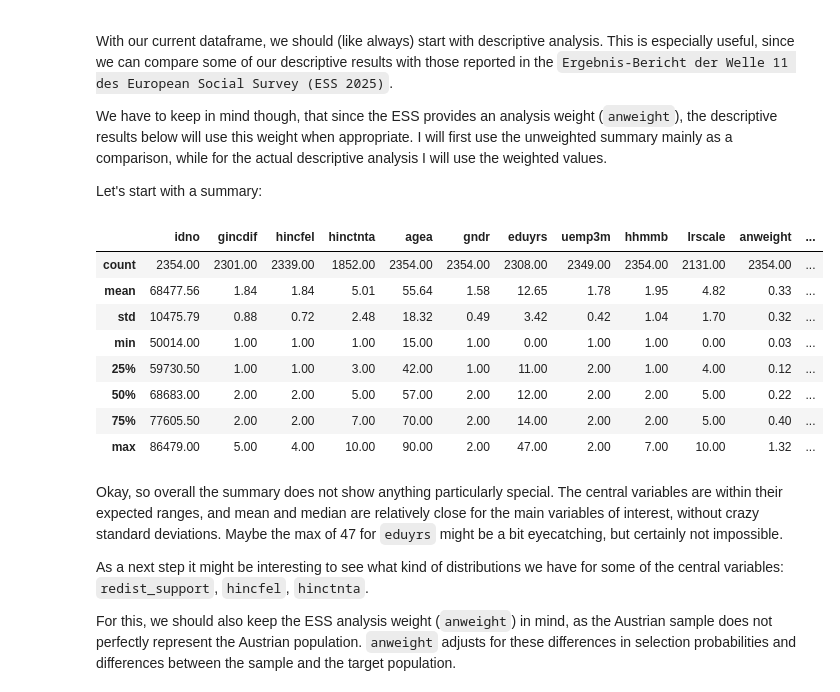
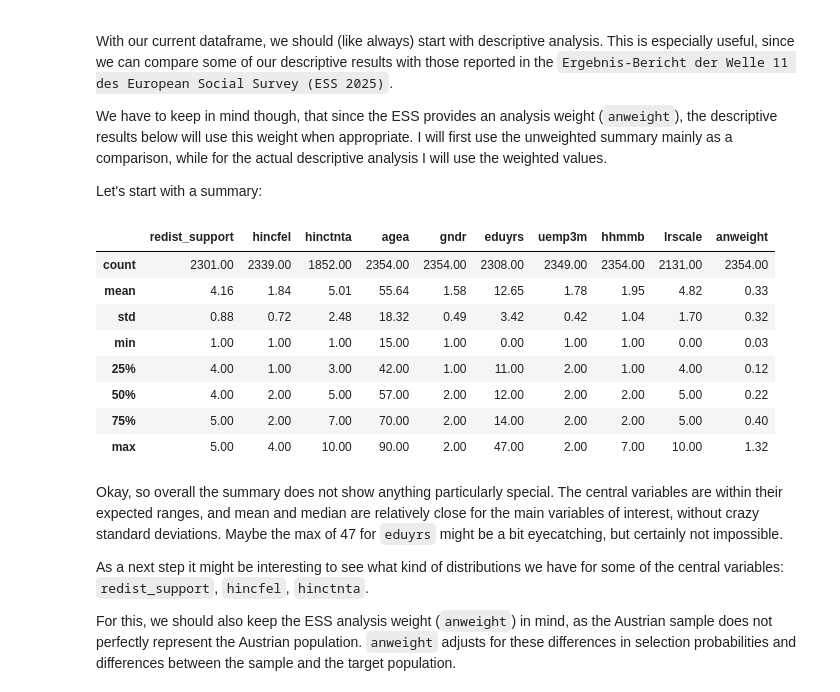
Before and after one commit to aaronleanderreinhold/ess11-austria-data-cleaning-redistribution, a Jupyter notebook: ess11_austria_financial_strain_redistribution.ipynb, the cells around one changed output. Cells and saved outputs as stored; diff of their text form; code cells hidden in the pictures.

```diff
--- a/ess11_austria_financial_strain_redistribution.ipynb
+++ b/ess11_austria_financial_strain_redistribution.ipynb
@@ -31,7 +29,7 @@ Now off to loading the dataset:
 I am using the [ESS Round 11 Integrated File, Edition 4.2](https://ess.sikt.no/en/datafile/242aaa39-3bbb-40f5-98bf-bfb1ce53d8ef) from the ESS, which I downloaded as a csv. One can easily load the data by using pandas and the ``.read_csv()`` - method.
 # %%
 # Loading the raw data
-raw_data = pd.read_csv("Data/ESS11e04_2.csv", low_memory=False)
+raw_data = pd.read_csv("C:/Users/aaron/PythonProjects/IHS_Project/Data/ESS11e04_2.csv", low_memory=False)
 
 # Getting a quick overview of the data.
 # low_memory=False read the full CSV at once to avoid mixed-type warnings.
@@ -463,17 +461,17 @@ We have to keep in mind though, that since the ESS provides an analysis weight (
 
 Let's start with a summary:
 # %%
-df.describe().round(2)
+df[["redist_support", "hincfel", "hinctnta", "agea", "gndr", "eduyrs", "uemp3m", "hhmmb", "lrscale", "anweight"]].describe().round(2)
 # %% [output]
-|  | idno | gincdif | hincfel | hinctnta | agea | gndr | eduyrs | uemp3m | hhmmb | lrscale | anweight | ... |
-| count | 2354.00 | 2301.00 | 2339.00 | 1852.00 | 2354.00 | 2354.00 | 2308.00 | 2349.00 | 2354.00 | 2131.00 | 2354.00 | ... |
-| mean | 68477.56 | 1.84 | 1.84 | 5.01 | 55.64 | 1.58 | 12.65 | 1.78 | 1.95 | 4.82 | 0.33 | ... |
-| std | 10475.79 | 0.88 | 0.72 | 2.48 | 18.32 | 0.49 | 3.42 | 0.42 | 1.04 | 1.70 | 0.32 | ... |
-| min | 50014.00 | 1.00 | 1.00 | 1.00 | 15.00 | 1.00 | 0.00 | 1.00 | 1.00 | 0.00 | 0.03 | ... |
-| 25% | 59730.50 | 1.00 | 1.00 | 3.00 | 42.00 | 1.00 | 11.00 | 2.00 | 1.00 | 4.00 | 0.12 | ... |
-| 50% | 68683.00 | 2.00 | 2.00 | 5.00 | 57.00 | 2.00 | 12.00 | 2.00 | 2.00 | 5.00 | 0.22 | ... |
-| 75% | 77605.50 | 2.00 | 2.00 | 7.00 | 70.00 | 2.00 | 14.00 | 2.00 | 2.00 | 5.00 | 0.40 | ... |
-| max | 86479.00 | 5.00 | 4.00 | 10.00 | 90.00 | 2.00 | 47.00 | 2.00 | 7.00 | 10.00 | 1.32 | ... |
+|  | redist_support | hincfel | hinctnta | agea | gndr | eduyrs | uemp3m | hhmmb | lrscale | anweight |
+| count | 2301.00 | 2339.00 | 1852.00 | 2354.00 | 2354.00 | 2308.00 | 2349.00 | 2354.00 | 2131.00 | 2354.00 |
+| mean | 4.16 | 1.84 | 5.01 | 55.64 | 1.58 | 12.65 | 1.78 | 1.95 | 4.82 | 0.33 |
+| std | 0.88 | 0.72 | 2.48 | 18.32 | 0.49 | 3.42 | 0.42 | 1.04 | 1.70 | 0.32 |
+| min | 1.00 | 1.00 | 1.00 | 15.00 | 1.00 | 0.00 | 1.00 | 1.00 | 0.00 | 0.03 |
+| 25% | 4.00 | 1.00 | 3.00 | 42.00 | 1.00 | 11.00 | 2.00 | 1.00 | 4.00 | 0.12 |
+| 50% | 4.00 | 2.00 | 5.00 | 57.00 | 2.00 | 12.00 | 2.00 | 2.00 | 5.00 | 0.22 |
+| 75% | 5.00 | 2.00 | 7.00 | 70.00 | 2.00 | 14.00 | 2.00 | 2.00 | 5.00 | 0.40 |
+| max | 5.00 | 4.00 | 10.00 | 90.00 | 2.00 | 47.00 | 2.00 | 7.00 | 10.00 | 1.32 |
 # %% [markdown]
 Okay, so overall the summary does not show anything particularly special. The central variables are within their expected ranges, and mean and median are relatively close for the main variables of interest, without crazy standard deviations. Maybe the max of 47 for `eduyrs` might be a bit eyecatching, but certainly not impossible.
 
```
Also changed, not shown: parts of 5 cells of this notebook.
